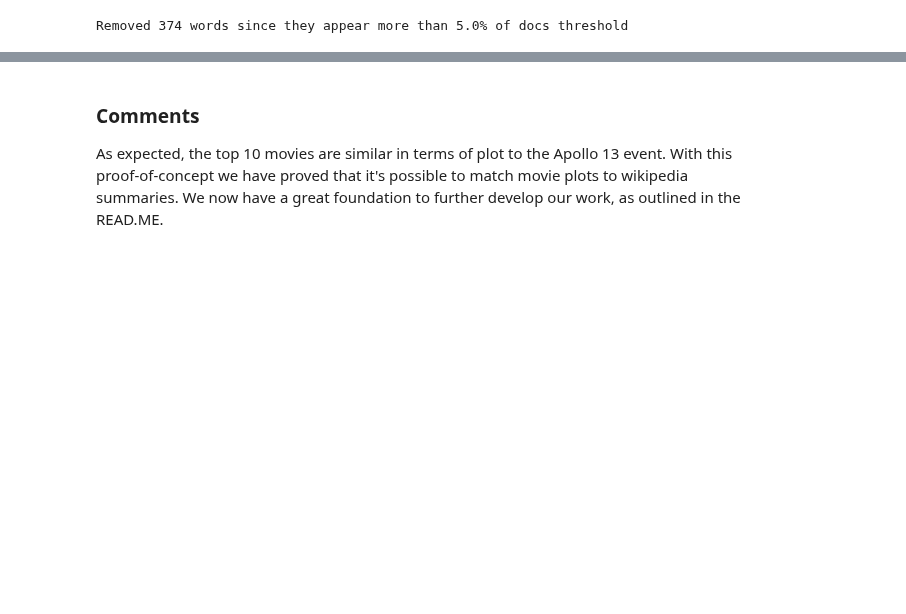
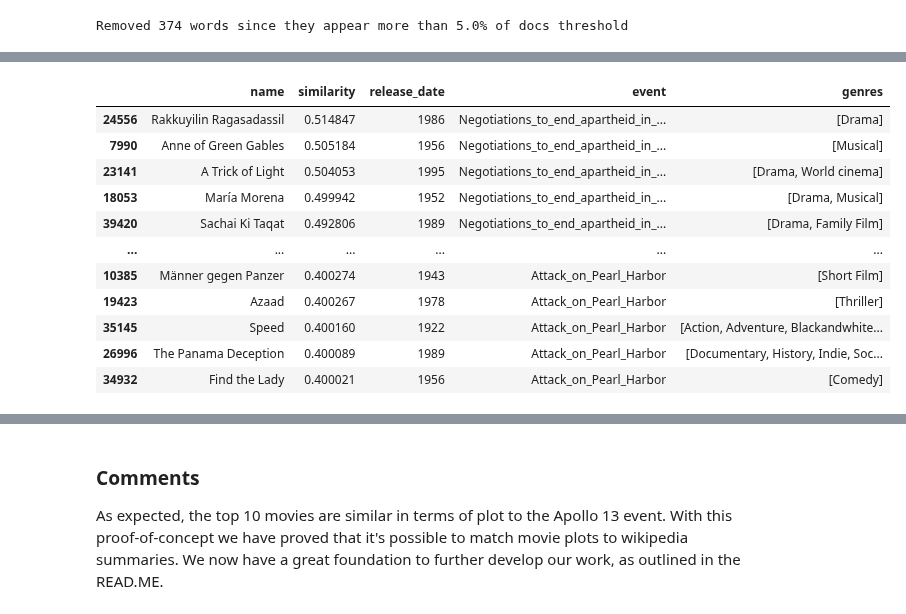
Before and after one commit to epfl-ada/ada-2022-project-adawizardry, a Jupyter notebook: main.ipynb, the cells around one changed output, grey strips where cells are left out. Drawn from its saved outputs; the diff is of its cells as text; code cells hidden in the pictures; blank space fills up the shorter version.

```diff
--- a/main.ipynb
+++ b/main.ipynb
@@ -771,0 +753,71 @@ NameError: name 'parseDocument' is not defined
+# %%
+%pip install wikipedia-api
+import wikipediaapi
+wiki_wiki = wikipediaapi.Wikipedia('en')
+
+
+# Import all historical events
+f = open('AnnotatedListOfEvents.json')
+event_data = json.load(f)
+event_data = event_data['events']
+# Use the model to create a vectorized representation of the event text
+
+# Compare the event vector against all vectors of the movie summaries and extract the top 10 most similar ones
+
+# Create a df from this and merge with movie_df so we can get some movie information
+
+movie_df = movie_df.reset_index(drop=True)
+similarity_df = pd.DataFrame(columns=['name', 'similarity', 'release_date', 'event', "genres"])
+
+
+def parseDocument(doc:str):
+        # Create new df where   we remove all rows with missing plots
+        # Tokenize the each document
+        processed = tokenize_doc(doc)
+        processed = remove_stopwords(processed)
+        processed = lemmatize_doc(processed)
+        f = open('removed5.txt')
+        removed_dict = json.load(f)
+        for idx,word in enumerate(processed):
+            if word in removed_dict:
+                processed.remove(word)
+
+
+        return processed
+
+#Extract the n most similar movies to a certain event using similarity score from the doc2vec model
+def extract_n_most_similar(subject, n):
+    summary = wiki_wiki.page(subject).summary
+    test_doc = parseDocument(summary)
+    test_vector = model.infer_vector(test_doc)
+    return model.dv.most_similar(positive=[test_vector],topn=n)
+
+
+#Concatenate two dataframes
+def merge_dataframes(df1, df2):
+    pd_object = [df2, df1]
+    return pd.concat(pd_object)
+
+
+#Create a dataframe with the correct columns with input formated as a list of tuples [(movie_id, similarity_score)]
+def create_event_similarity_df(subject, top_similar):
+    top_similar_df = pd.DataFrame(top_similar, columns=["id", "similarity"]).set_index("id")
+    top_similar_df['event'] = subject
+    return pd.merge(top_similar_df, movie_df, left_index=True, right_index=True)[["name", "similarity", "release_date", "event", "genres"]]
+
+
+def getDfWithThreshold(movie_df:pd.DataFrame, count, sim):
+        return movie_df[movie_df["similarity"] > sim]
+        return movie_df.sort_values(by = "similarity", ascending=False).head(count)
+
+#Loop through all events and fill similarity dataframe with similar movies to each event.
+subjects = [subject['link'] for subject in event_data]
+for subject in subjects:
+    top_similar = extract_n_most_similar(subject, 30000)
+    top_similar_df = create_event_similarity_df(subject,top_similar)
+    top_similar_df = getDfWithThreshold(top_similar_df,200, 0.4)
+
+    similarity_df = merge_dataframes(similarity_df, top_similar_df)
+
+similarity_df
+# %% [output]
@@ -771,0 +831,12 @@ NameError: name 'parseDocument' is not defined
+|  | name | similarity | release_date | event | genres |
+| 24556 | Rakkuyilin Ragasadassil | 0.514847 | 1986 | Negotiations_to_end_apartheid_in_... | [Drama] |
+| 7990 | Anne of Green Gables | 0.505184 | 1956 | Negotiations_to_end_apartheid_in_... | [Musical] |
+| 23141 | A Trick of Light | 0.504053 | 1995 | Negotiations_to_end_apartheid_in_... | [Drama, World cinema] |
+| 18053 | María Morena | 0.499942 | 1952 | Negotiations_to_end_apartheid_in_... | [Drama, Musical] |
+| 39420 | Sachai Ki Taqat | 0.492806 | 1989 | Negotiations_to_end_apartheid_in_... | [Drama, Family Film] |
+| ... | ... | ... | ... | ... | ... |
+| 10385 | Männer gegen Panzer | 0.400274 | 1943 | Attack_on_Pearl_Harbor | [Short Film] |
+| 19423 | Azaad | 0.400267 | 1978 | Attack_on_Pearl_Harbor | [Thriller] |
+| 35145 | Speed | 0.400160 | 1922 | Attack_on_Pearl_Harbor | [Action, Adventure, Blackandwhite... |
+| 26996 | The Panama Deception | 0.400089 | 1989 | Attack_on_Pearl_Harbor | [Documentary, History, Indie, Soc... |
+| 34932 | Find the Lady | 0.400021 | 1956 | Attack_on_Pearl_Harbor | [Comedy] |
```
Also changed, not shown: parts of 26 cells of this notebook, 6 other files.
